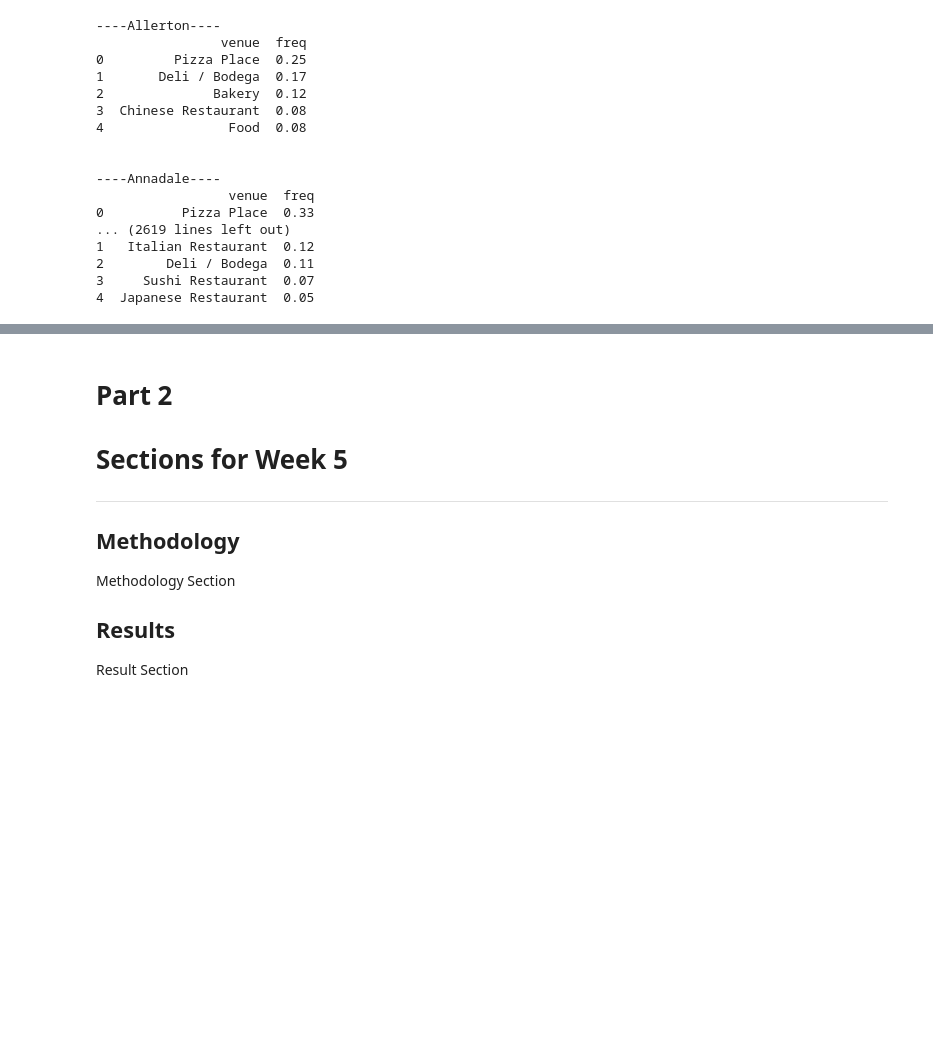
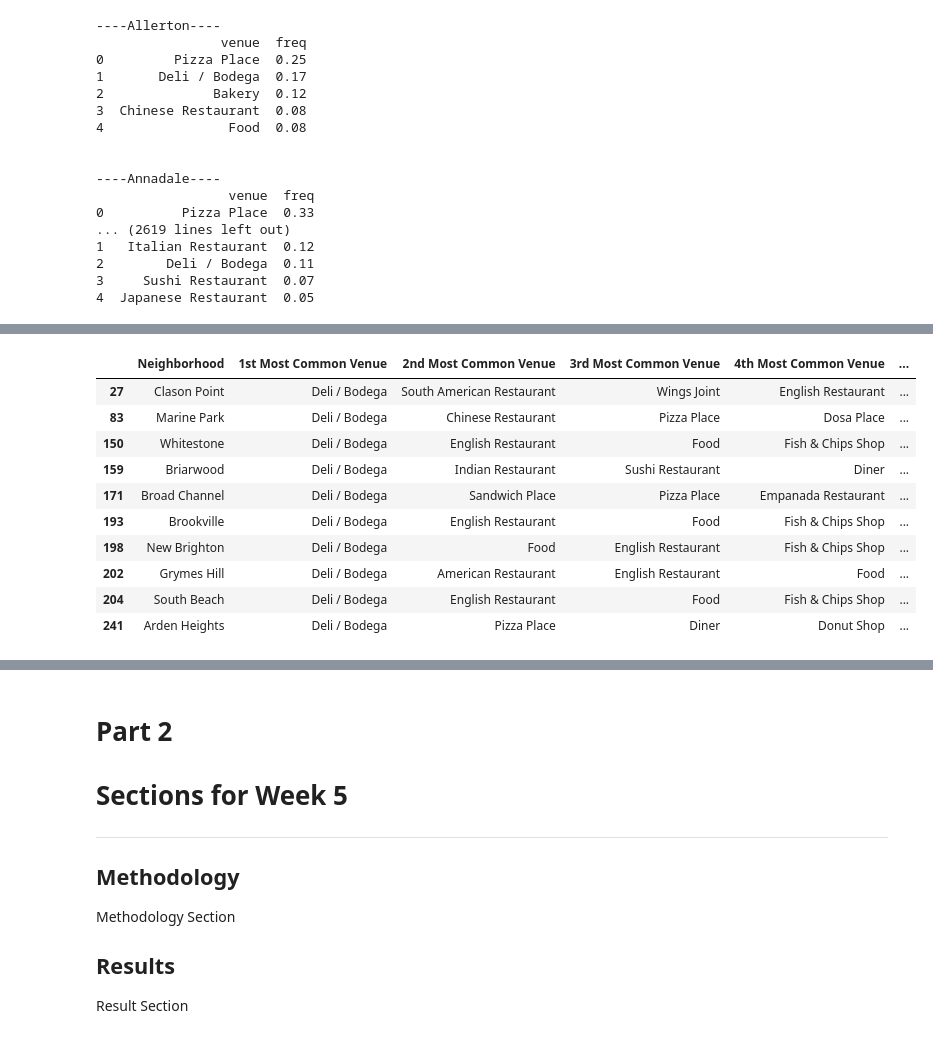
Before and after one commit to MayureshBakshi/Coursera_Capstone, a Jupyter notebook: Applied Data Science Capstone Week 4.ipynb, the cells around one changed output, grey strips where cells are left out. Cells and saved outputs as stored; diff of their text form; code cells hidden in the pictures; blank space fills up the shorter version.

```diff
--- a/Applied Data Science Capstone Week 4.ipynb
+++ b/Applied Data Science Capstone Week 4.ipynb
@@ -509,0 +657,14 @@ for hood in neighborhoods_grouped['Neighborhood']:
+# %%
+neighborhoods_merged.loc[neighborhoods_merged['Cluster Labels'] == 0, neighborhoods_merged.columns[[1] + list(range(5, neighborhoods_merged.shape[1]))]]
+# %% [output]
+|  | Neighborhood | 1st Most Common Venue | 2nd Most Common Venue | 3rd Most Common Venue | 4th Most Common Venue | ... |
+| 27 | Clason Point | Deli / Bodega | South American Restaurant | Wings Joint | English Restaurant | ... |
+| 83 | Marine Park | Deli / Bodega | Chinese Restaurant | Pizza Place | Dosa Place | ... |
+| 150 | Whitestone | Deli / Bodega | English Restaurant | Food | Fish & Chips Shop | ... |
+| 159 | Briarwood | Deli / Bodega | Indian Restaurant | Sushi Restaurant | Diner | ... |
+| 171 | Broad Channel | Deli / Bodega | Sandwich Place | Pizza Place | Empanada Restaurant | ... |
+| 193 | Brookville | Deli / Bodega | English Restaurant | Food | Fish & Chips Shop | ... |
+| 198 | New Brighton | Deli / Bodega | Food | English Restaurant | Fish & Chips Shop | ... |
+| 202 | Grymes Hill | Deli / Bodega | American Restaurant | English Restaurant | Food | ... |
+| 204 | South Beach | Deli / Bodega | English Restaurant | Food | Fish & Chips Shop | ... |
+| 241 | Arden Heights | Deli / Bodega | Pizza Place | Diner | Donut Shop | ... |
```
Also changed, not shown: parts of 18 cells of this notebook.
